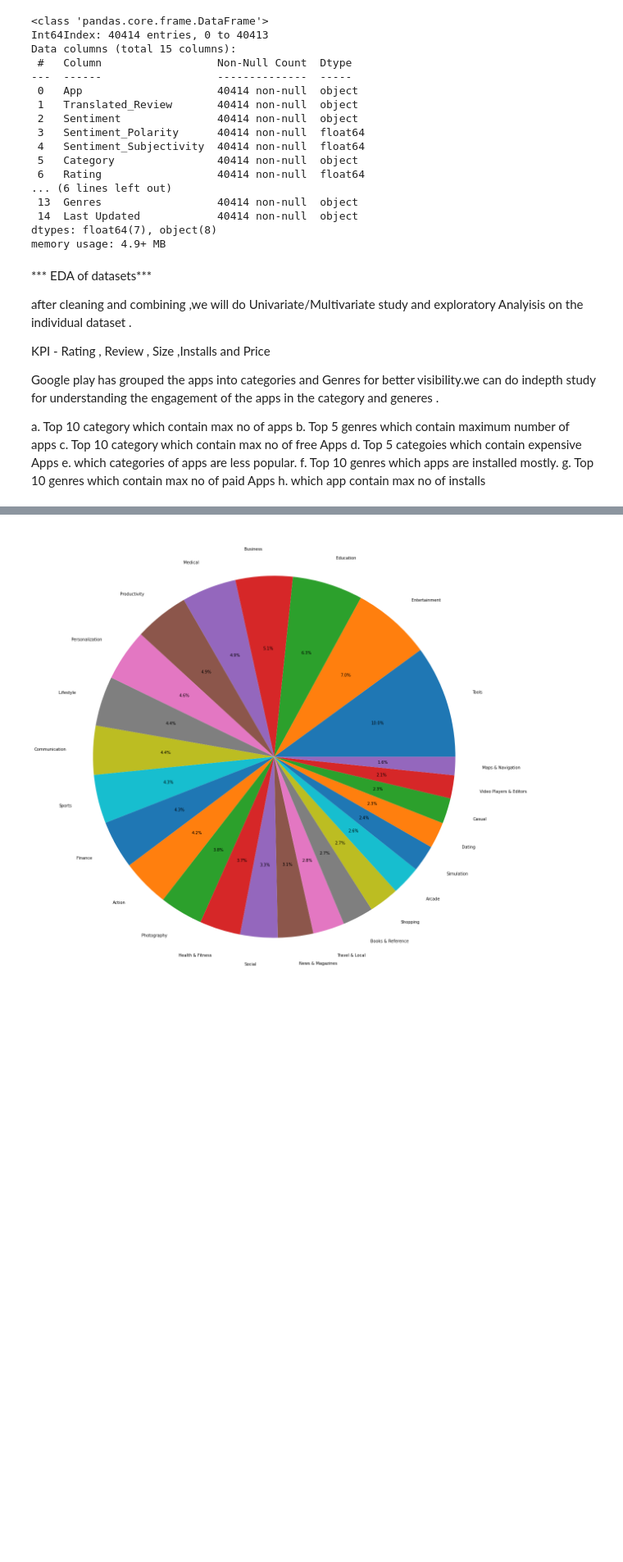
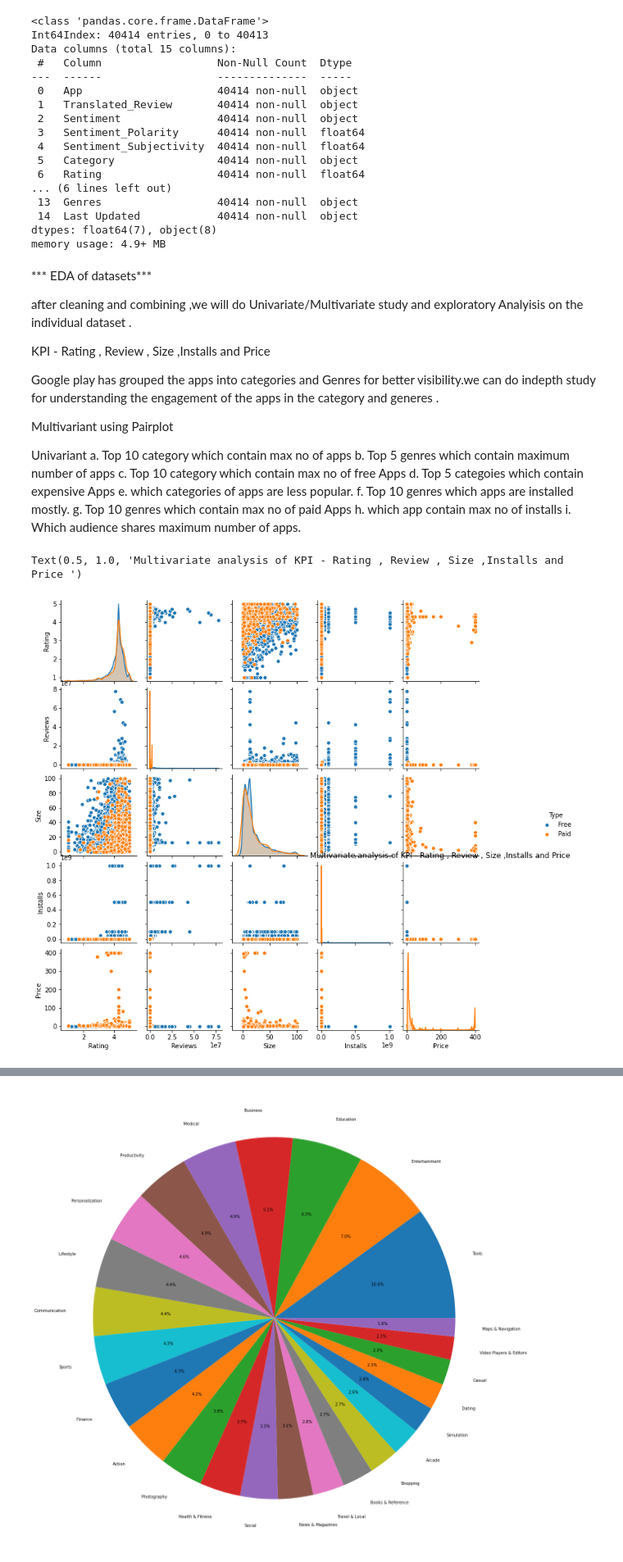
Before and after one commit to prashantmiracle/Play-Store-App-Review-Analysis, a Jupyter notebook: Play Store App Review Analysis - Capstone Project.ipynb, the cells around one changed output, grey strips where cells are left out. Shown at 82% size. Cells and saved outputs as stored; diff of their text form; code cells hidden in the pictures; blank space fills up the shorter version.

```diff
--- a/Play Store App Review Analysis - Capstone Project.ipynb
+++ b/Play Store App Review Analysis - Capstone Project.ipynb
@@ -472,6 +472,9 @@ KPI - Rating , Review , Size ,Installs and Price
 
 Google play has grouped the apps into  categories and Genres for better visibility.we can do indepth study for understanding the engagement of the apps in the category and generes .
 
+Multivariant  using Pairplot
+
+Univariant
 a. Top 10 category which contain max no of apps
 b. Top 5 genres which contain maximum number of apps
 c. Top 10 category which contain max no of free Apps
@@ -480,6 +483,19 @@ e. which categories of apps are less popular.
 f. Top 10 genres which apps are installed mostly.
 g. Top 10 genres which contain max no of paid Apps
 h. which app contain max no of installs
+i. Which audience shares maximum number of apps.
+# %%
+#Multivariant Analysis using Pair plot
+
+sns.pairplot(df1, hue='Type', height=2)
+plt.title('Multivariate analysis of KPI - Rating , Review , Size ,Installs and Price ')
+
+
+# Price of paid apps are below 200 inrespected of size.
+# user has paid for good rated App.
+# %% [output]
+Text(0.5, 1.0, 'Multivariate analysis of KPI - Rating , Review , Size ,Installs and Price ')
+[figure, added]
 # %%
 # a. Top 10 category which contain max no of apps
 
```
Also changed, not shown: parts of 4 cells of this notebook.
